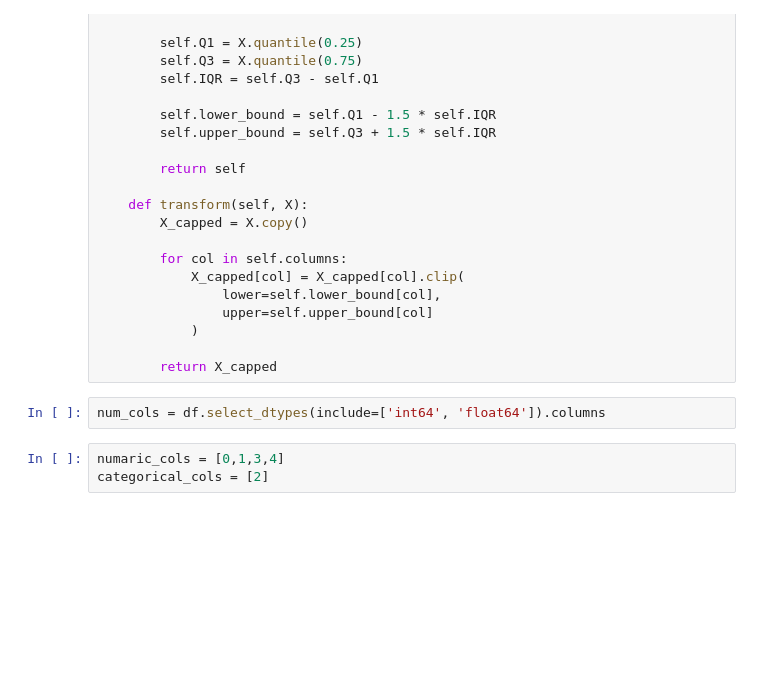
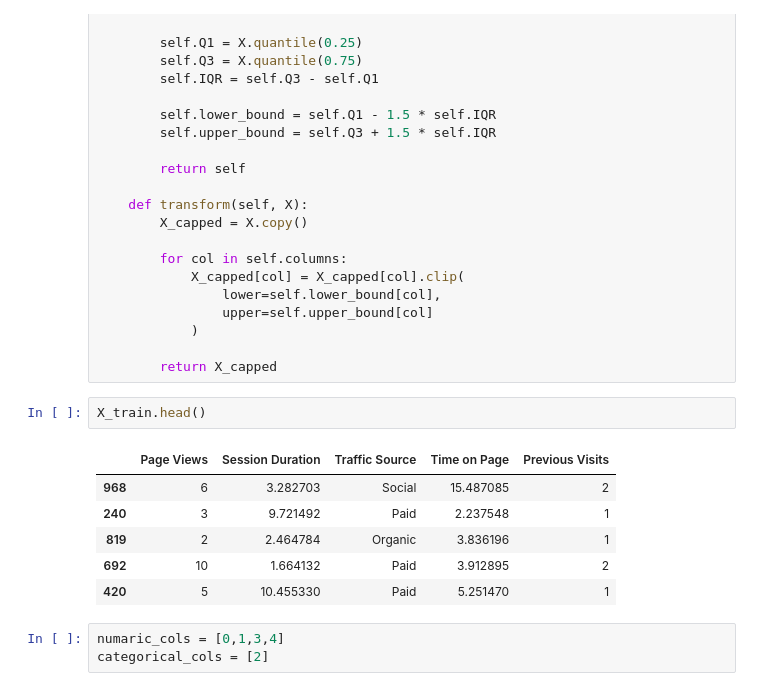
Before and after one commit to Himanshutiwari321/User-Return-Prediction---Startup---ML, a Jupyter notebook: notebooks/model_train.ipynb, the cells around one changed output. Saved outputs shown, nothing was run; the diff lists cells and outputs as text; blank space fills up the shorter version.

```diff
--- a/notebooks/model_train.ipynb
+++ b/notebooks/model_train.ipynb
@@ -100,8 +92,15 @@ class IQRCapper(BaseEstimator, TransformerMixin):
             )
 
         return X_capped
-# %%
-num_cols = df.select_dtypes(include=['int64', 'float64']).columns
+# %%
+X_train.head()
+# %% [output]
+|  | Page Views | Session Duration | Traffic Source | Time on Page | Previous Visits |
+| 968 | 6 | 3.282703 | Social | 15.487085 | 2 |
+| 240 | 3 | 9.721492 | Paid | 2.237548 | 1 |
+| 819 | 2 | 2.464784 | Organic | 3.836196 | 1 |
+| 692 | 10 | 1.664132 | Paid | 3.912895 | 2 |
+| 420 | 5 | 10.455330 | Paid | 5.251470 | 1 |
 # %%
 numaric_cols = [0,1,3,4]
 categorical_cols = [2]
```
Also changed, not shown: parts of 20 cells of this notebook, 3 other files.
